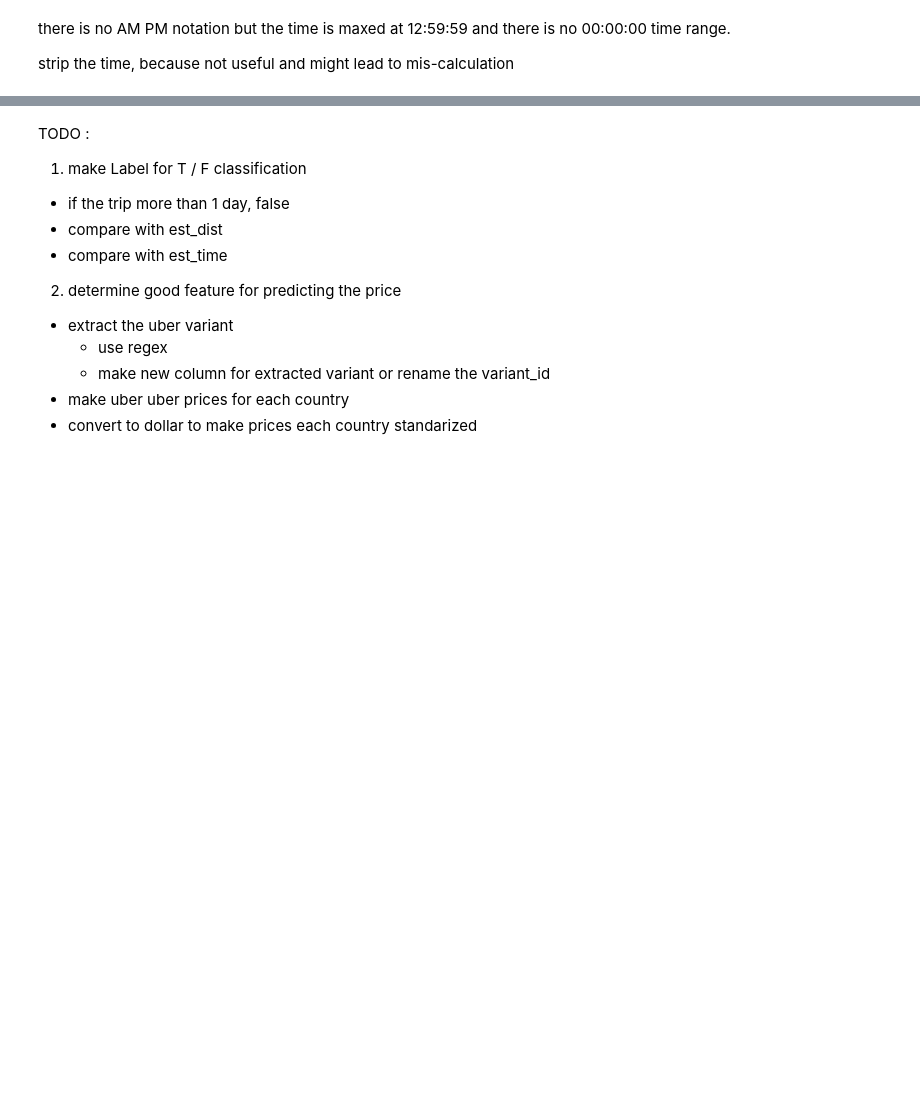
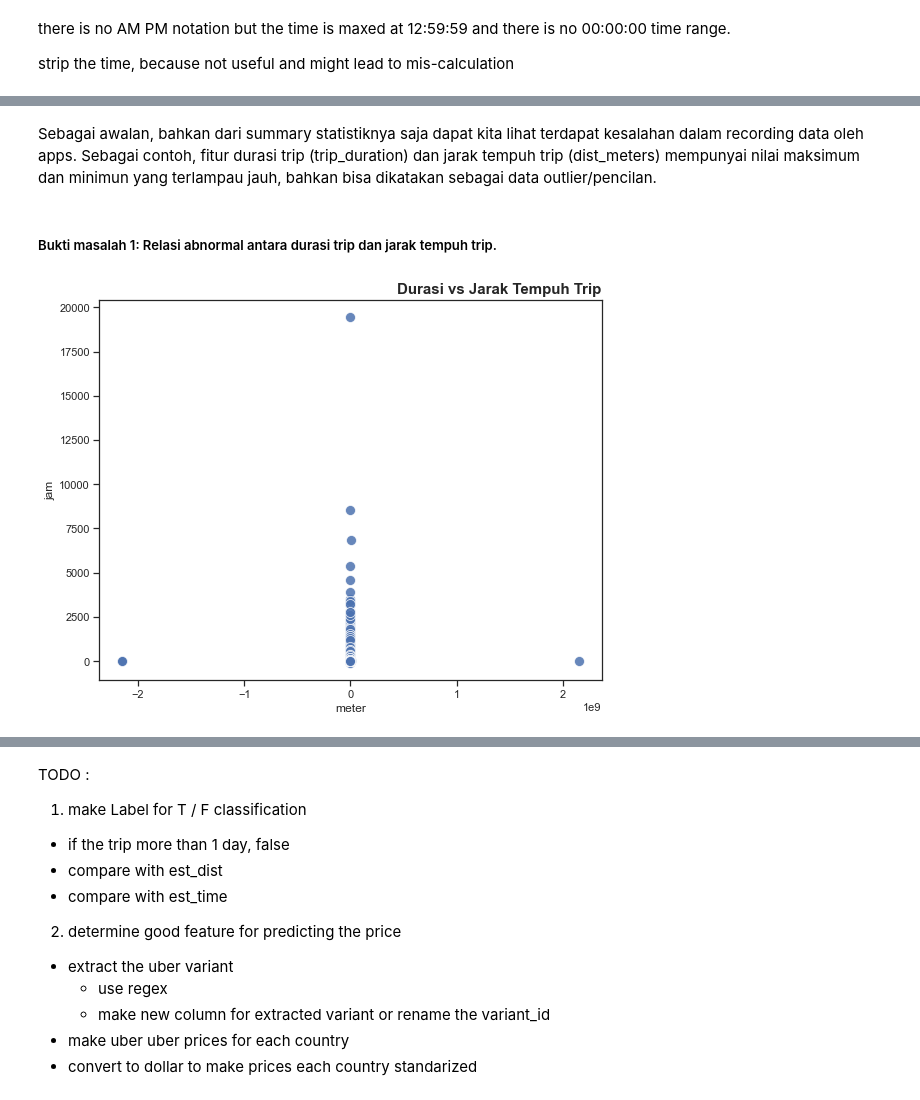
Before and after one commit to enricoroselino/GGU-3-Uber-VTRIP, a Jupyter notebook: EDA.ipynb, the cells around one changed output, grey strips where cells are left out. Cells and saved outputs as stored; diff of their text form; code cells hidden in the pictures; blank space fills up the shorter version.

```diff
--- a/EDA.ipynb
+++ b/EDA.ipynb
@@ -3,6 +11,11 @@ import pandas as pd
 import os
 from datetime import date, datetime
 from PIL import Image
+import matplotlib.pyplot as plt
+import seaborn as sns
+
+%matplotlib inline
+sns.set()
 # %%
 # OS dependent path
 # load bog, mex, and uio csv
@@ -232,0 +252,24 @@ dataset_df.head(5)
+# %% [markdown]
+Sebagai awalan, bahkan dari summary statistiknya saja dapat kita lihat terdapat kesalahan dalam recording data oleh apps. Sebagai contoh, fitur durasi trip (trip_duration) dan jarak tempuh trip (dist_meters) mempunyai nilai maksimum dan minimun yang terlampau jauh, bahkan bisa dikatakan sebagai data outlier/pencilan.
+# %% [markdown]
+##### Bukti masalah 1: Relasi abnormal antara durasi trip dan jarak tempuh trip.
+# %%
+# plot dist_meter and trip_duratuion in hour
+plt.figure(figsize=(9, 7))
+with sns.axes_style(style="ticks"):
+    sns.scatterplot(
+        data=dataset_df,
+        x="dist_meters",
+        y=dataset_df.trip_duration/3600,
+        s=100,
+        alpha=0.85
+    )
+plt.title("Durasi vs Jarak Tempuh Trip",
+    loc="right",
+    fontweight="bold",
+    size=15
+)
+plt.xlabel("meter")
+plt.ylabel("jam");
+# %% [output]
+[figure, added]
```
Also changed, not shown: parts of 15 cells of this notebook.
